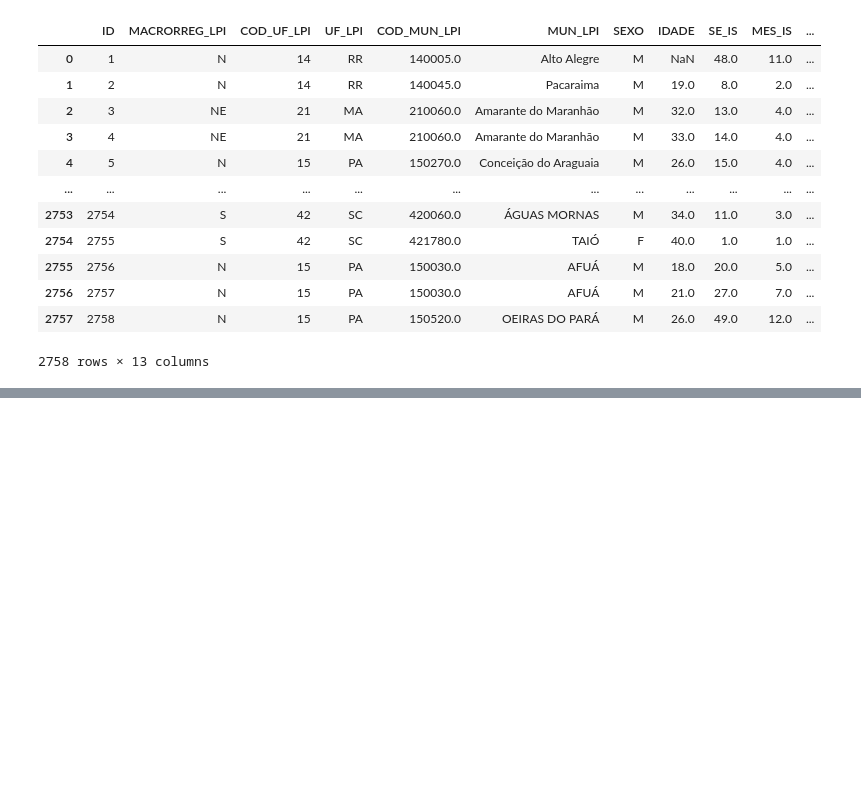
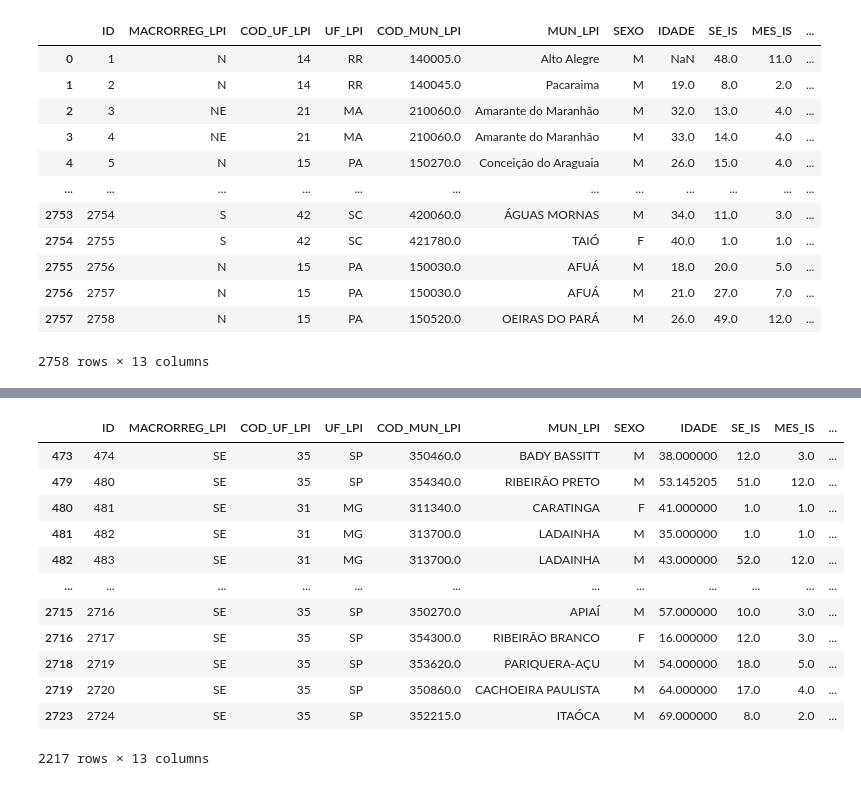
Before and after one commit to veigaeduarda/Biomatem-tica-aplicada-a-epidemiologia, a Jupyter notebook: fa_biomat.ipynb, the cells around one changed output, grey strips where cells are left out. Saved outputs shown, nothing was run; the diff lists cells and outputs as text; code cells hidden in the pictures; blank space fills up the shorter version.

```diff
--- a/fa_biomat.ipynb
+++ b/fa_biomat.ipynb
@@ -41,0 +42,20 @@ df
+# %%
+df_sudeste = df.loc[df.index[df['MACRORREG_LPI']=='SE']]
+df_sudeste
+
+#Apenas casos da região sudeste
+#Infectados
+# %% [output]
+|  | ID | MACRORREG_LPI | COD_UF_LPI | UF_LPI | COD_MUN_LPI | MUN_LPI | SEXO | IDADE | SE_IS | MES_IS | ... |
+| 473 | 474 | SE | 35 | SP | 350460.0 | BADY BASSITT | M | 38.000000 | 12.0 | 3.0 | ... |
+| 479 | 480 | SE | 35 | SP | 354340.0 | RIBEIRÃO PRETO | M | 53.145205 | 51.0 | 12.0 | ... |
+| 480 | 481 | SE | 31 | MG | 311340.0 | CARATINGA | F | 41.000000 | 1.0 | 1.0 | ... |
+| 481 | 482 | SE | 31 | MG | 313700.0 | LADAINHA | M | 35.000000 | 1.0 | 1.0 | ... |
+| 482 | 483 | SE | 31 | MG | 313700.0 | LADAINHA | M | 43.000000 | 52.0 | 12.0 | ... |
+| ... | ... | ... | ... | ... | ... | ... | ... | ... | ... | ... | ... |
+| 2715 | 2716 | SE | 35 | SP | 350270.0 | APIAÍ | M | 57.000000 | 10.0 | 3.0 | ... |
+| 2716 | 2717 | SE | 35 | SP | 354300.0 | RIBEIRÃO BRANCO | F | 16.000000 | 12.0 | 3.0 | ... |
+| 2718 | 2719 | SE | 35 | SP | 353620.0 | PARIQUERA-AÇU | M | 54.000000 | 18.0 | 5.0 | ... |
+| 2719 | 2720 | SE | 35 | SP | 350860.0 | CACHOEIRA PAULISTA | M | 64.000000 | 17.0 | 4.0 | ... |
+| 2723 | 2724 | SE | 35 | SP | 352215.0 | ITAÓCA | M | 69.000000 | 8.0 | 2.0 | ... |
+2217 rows × 13 columns
```
Also changed, not shown: parts of 9 cells of this notebook.
